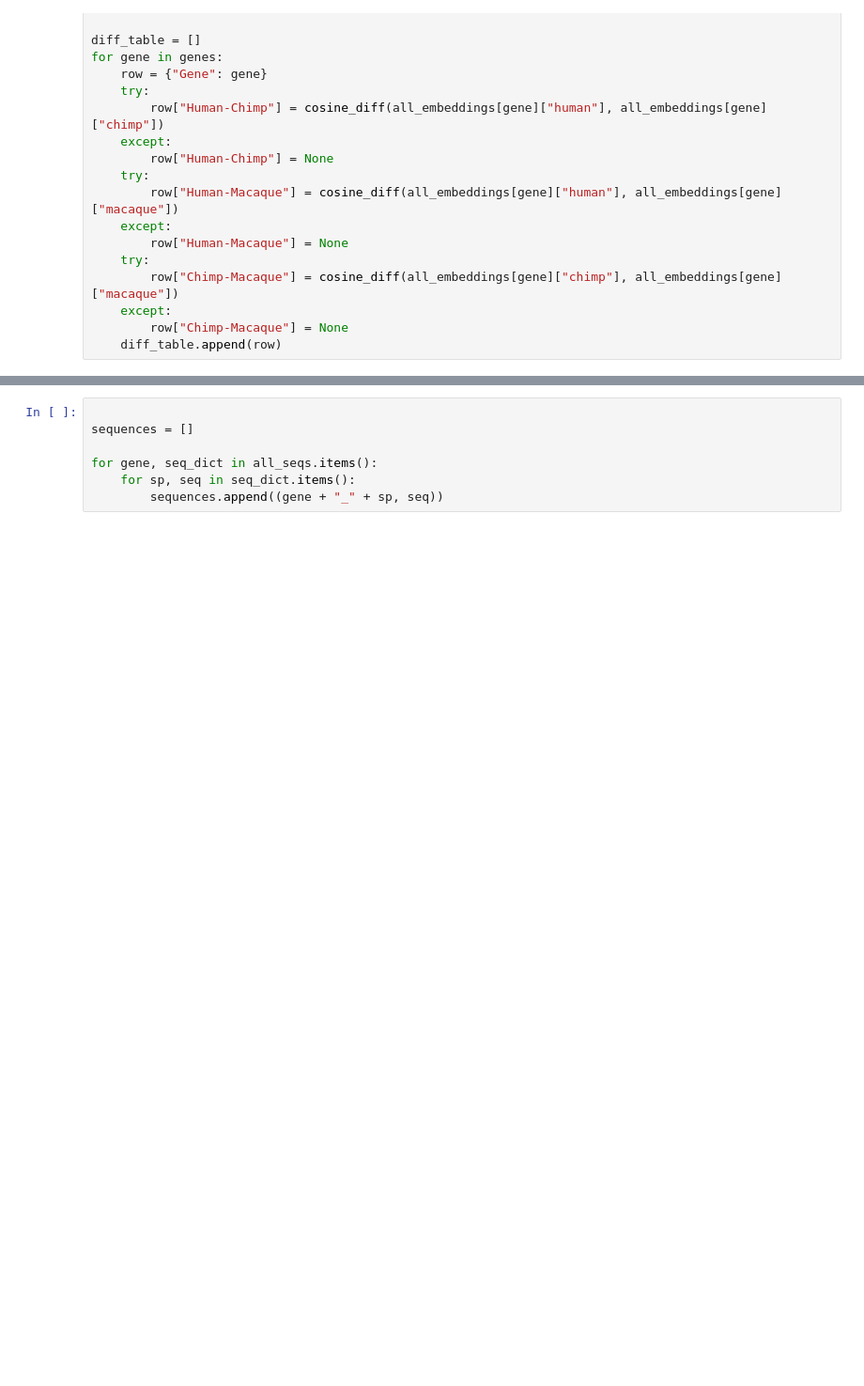
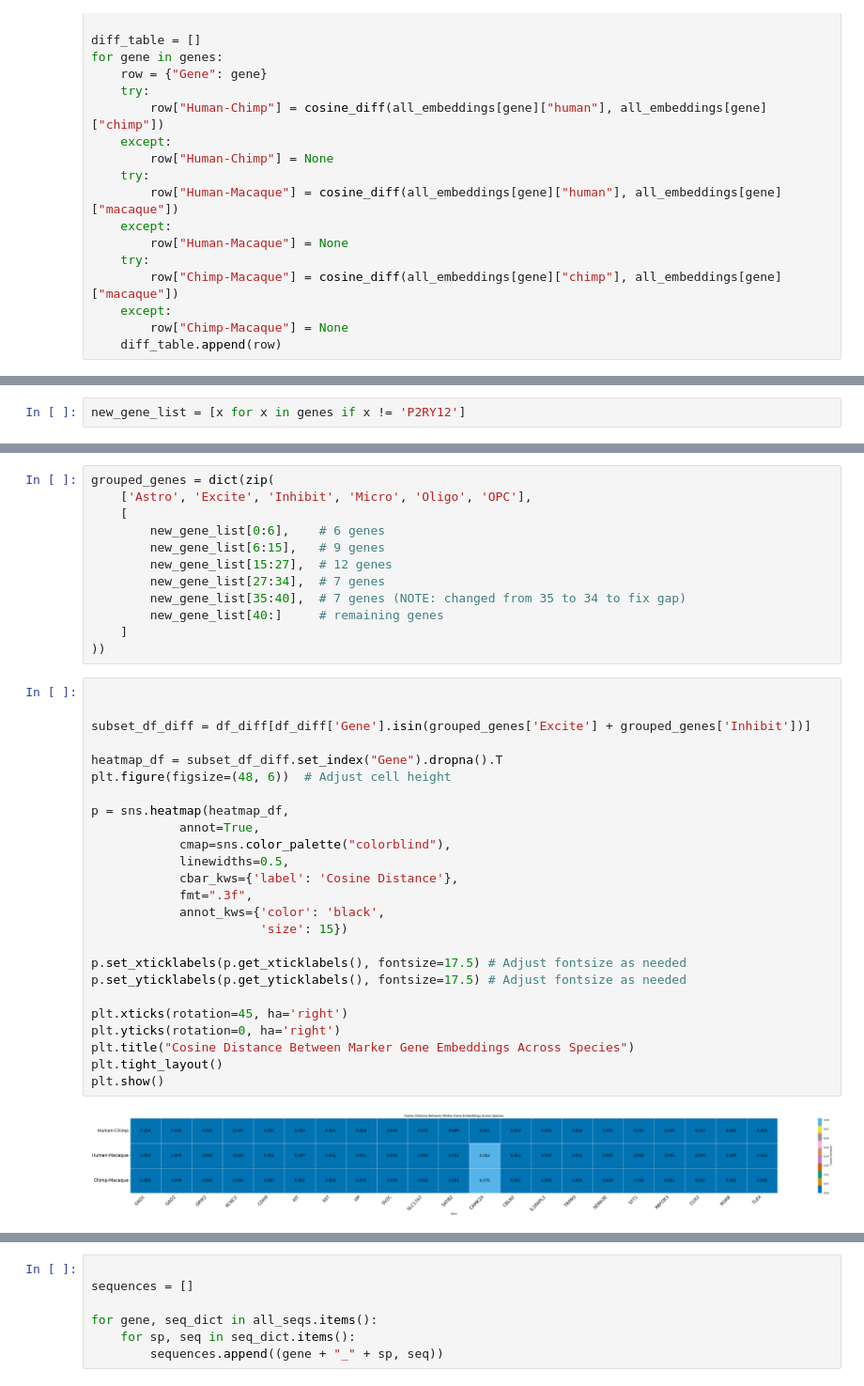
Before and after one commit to dmj6288/ESM_ProteinPred, a Jupyter notebook: Step_1_ESM1b_StructureComparison.ipynb, the cells around one changed output, grey strips where cells are left out. Shown at 94% size. Drawn from its saved outputs; the diff is of its cells as text; blank space fills up the shorter version.

```diff
--- a/Step_1_ESM1b_StructureComparison.ipynb
+++ b/Step_1_ESM1b_StructureComparison.ipynb
@@ -359,0 +426,2 @@ plt.show()
+# %%
+new_gene_list = [x for x in genes if x != 'P2RY12']
@@ -359,0 +457,39 @@ plt.show()
+# %%
+grouped_genes = dict(zip(
+    ['Astro', 'Excite', 'Inhibit', 'Micro', 'Oligo', 'OPC'],
+    [
+        new_gene_list[0:6],    # 6 genes
+        new_gene_list[6:15],   # 9 genes
+        new_gene_list[15:27],  # 12 genes
+        new_gene_list[27:34],  # 7 genes
+        new_gene_list[35:40],  # 7 genes (NOTE: changed from 35 to 34 to fix gap)
+        new_gene_list[40:]     # remaining genes
+    ]
+))
+# %%
+
+
+subset_df_diff = df_diff[df_diff['Gene'].isin(grouped_genes['Excite'] + grouped_genes['Inhibit'])]
+
+heatmap_df = subset_df_diff.set_index("Gene").dropna().T
+plt.figure(figsize=(48, 6))  # Adjust cell height
+
+p = sns.heatmap(heatmap_df,
+            annot=True,
+            cmap=sns.color_palette("colorblind"),
+            linewidths=0.5,
+            cbar_kws={'label': 'Cosine Distance'},
+            fmt=".3f",
+            annot_kws={'color': 'black',
+                       'size': 15})
+
+p.set_xticklabels(p.get_xticklabels(), fontsize=17.5) # Adjust fontsize as needed
+p.set_yticklabels(p.get_yticklabels(), fontsize=17.5) # Adjust fontsize as needed
+
+plt.xticks(rotation=45, ha='right')
+plt.yticks(rotation=0, ha='right')
+plt.title("Cosine Distance Between Marker Gene Embeddings Across Species")
+plt.tight_layout()
+plt.show()
+# %% [output]
+[figure, added]
```
Also changed, not shown: parts of 22 cells of this notebook.
